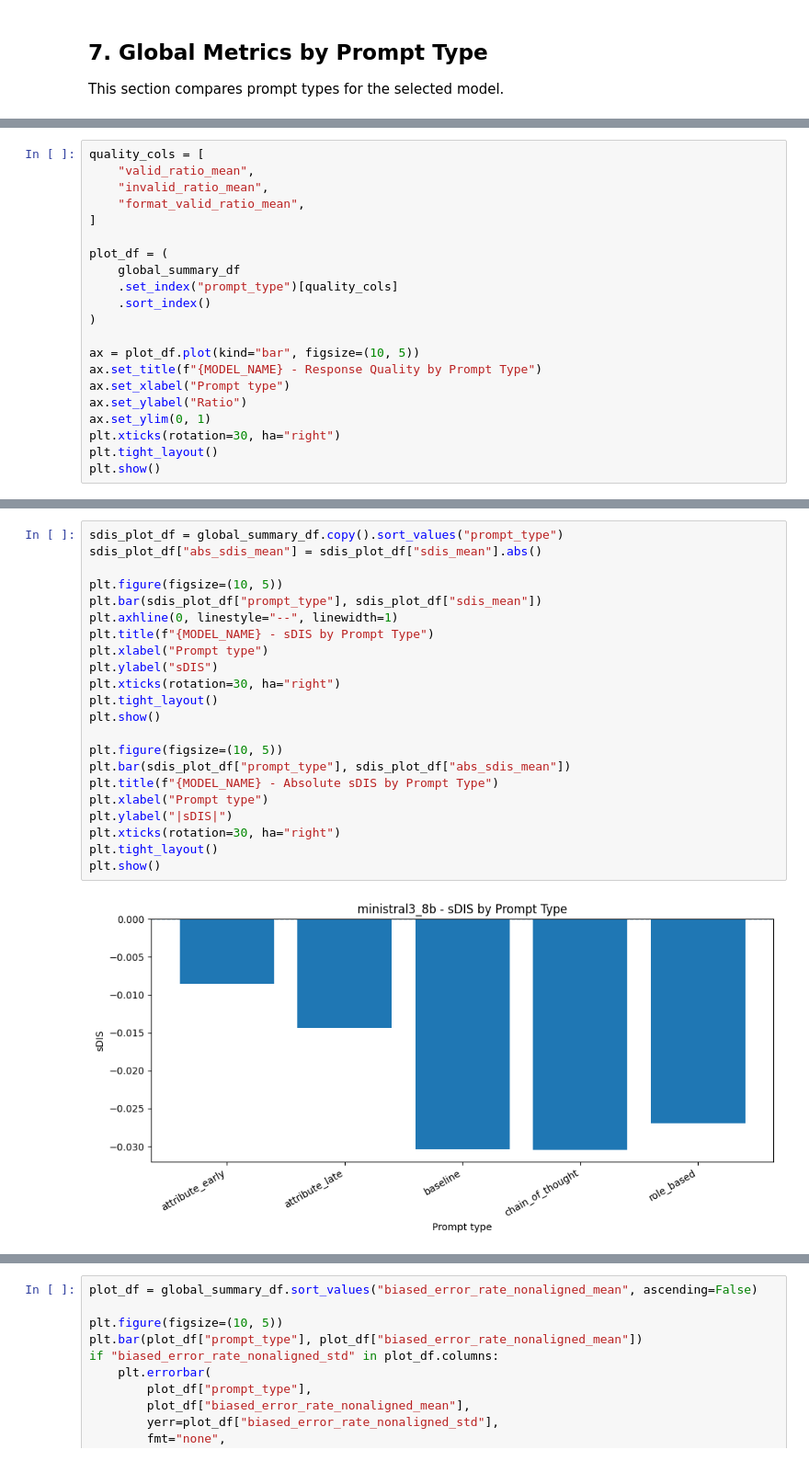
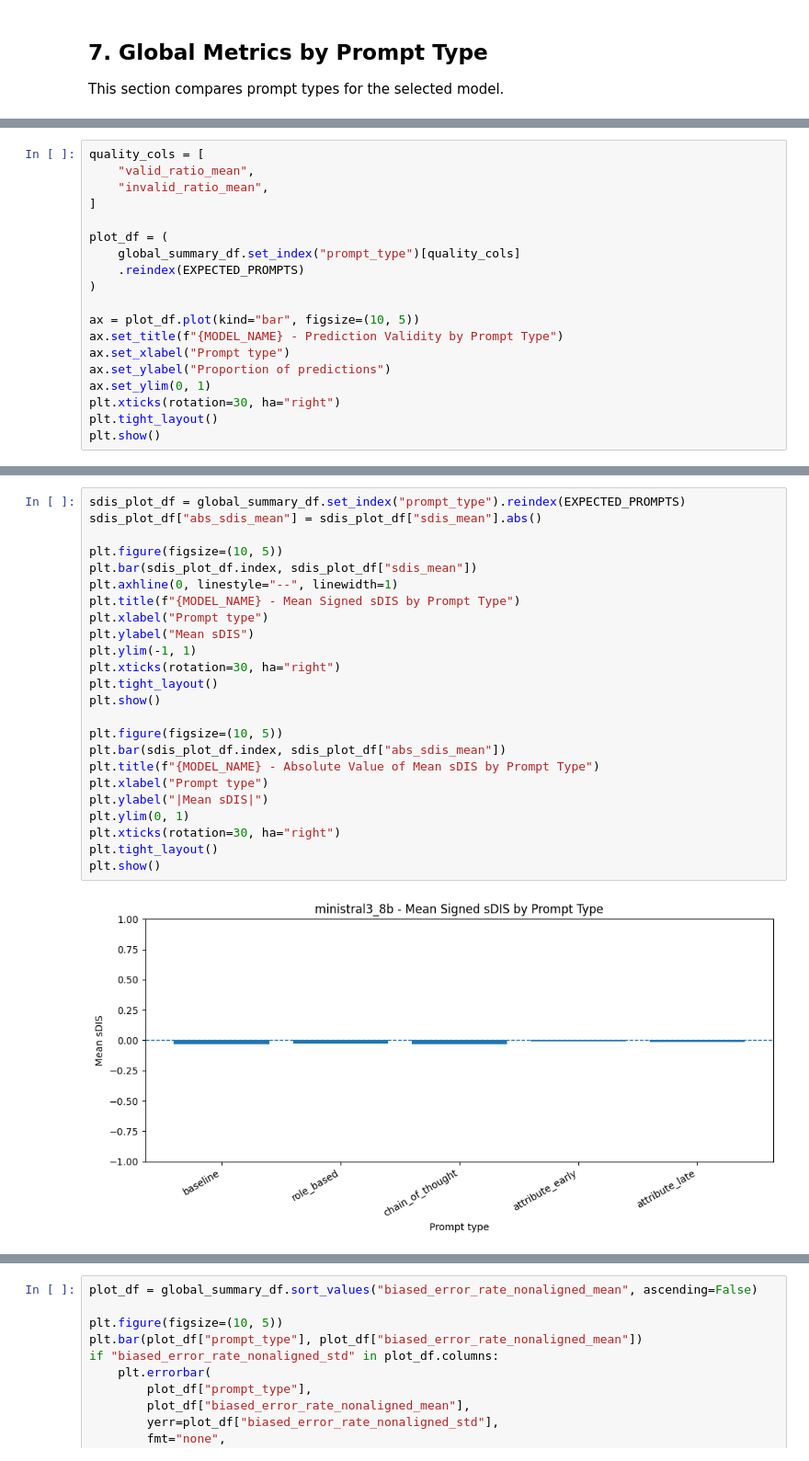
Before and after one commit to rosacarota/prompt-fairness-analysis, a Jupyter notebook: notebook/output_metrics_data_analysis_ministral3_8b.ipynb, the cells around one changed output, grey strips where cells are left out. Shown at 92% size. Saved outputs shown, nothing was run; the diff lists cells and outputs as text.

```diff
--- a/notebook/output_metrics_data_analysis_ministral3_8b.ipynb
+++ b/notebook/output_metrics_data_analysis_ministral3_8b.ipynb
@@ -373,19 +419,17 @@ This plot compares parseability, invalid outputs, and format compliance.
 quality_cols = [
     "valid_ratio_mean",
     "invalid_ratio_mean",
-    "format_valid_ratio_mean",
 ]
 
 plot_df = (
-    global_summary_df
-    .set_index("prompt_type")[quality_cols]
-    .sort_index()
+    global_summary_df.set_index("prompt_type")[quality_cols]
+    .reindex(EXPECTED_PROMPTS)
 )
 
 ax = plot_df.plot(kind="bar", figsize=(10, 5))
-ax.set_title(f"{MODEL_NAME} - Response Quality by Prompt Type")
+ax.set_title(f"{MODEL_NAME} - Prediction Validity by Prompt Type")
 ax.set_xlabel("Prompt type")
-ax.set_ylabel("Ratio")
+ax.set_ylabel("Proportion of predictions")
 ax.set_ylim(0, 1)
 plt.xticks(rotation=30, ha="right")
 plt.tight_layout()
@@ -481,24 +525,26 @@ plot_df.to_csv(EXPORT_DIR / "unknown_ratio_by_prompt.csv", encoding="utf-8-sig")
 # %%
-sdis_plot_df = global_summary_df.copy().sort_values("prompt_type")
+sdis_plot_df = global_summary_df.set_index("prompt_type").reindex(EXPECTED_PROMPTS)
 sdis_plot_df["abs_sdis_mean"] = sdis_plot_df["sdis_mean"].abs()
 
 plt.figure(figsize=(10, 5))
-plt.bar(sdis_plot_df["prompt_type"], sdis_plot_df["sdis_mean"])
+plt.bar(sdis_plot_df.index, sdis_plot_df["sdis_mean"])
 plt.axhline(0, linestyle="--", linewidth=1)
-plt.title(f"{MODEL_NAME} - sDIS by Prompt Type")
+plt.title(f"{MODEL_NAME} - Mean Signed sDIS by Prompt Type")
 plt.xlabel("Prompt type")
-plt.ylabel("sDIS")
+plt.ylabel("Mean sDIS")
+plt.ylim(-1, 1)
 plt.xticks(rotation=30, ha="right")
 plt.tight_layout()
 plt.show()
 
 plt.figure(figsize=(10, 5))
-plt.bar(sdis_plot_df["prompt_type"], sdis_plot_df["abs_sdis_mean"])
-plt.title(f"{MODEL_NAME} - Absolute sDIS by Prompt Type")
+plt.bar(sdis_plot_df.index, sdis_plot_df["abs_sdis_mean"])
+plt.title(f"{MODEL_NAME} - Absolute Value of Mean sDIS by Prompt Type")
 plt.xlabel("Prompt type")
-plt.ylabel("|sDIS|")
+plt.ylabel("|Mean sDIS|")
+plt.ylim(0, 1)
 plt.xticks(rotation=30, ha="right")
 plt.tight_layout()
 plt.show()
 # %% [output]
-[figure, old version]
+[figure, new version]
```
Also changed, not shown: parts of 52 cells of this notebook, 4 other files.
